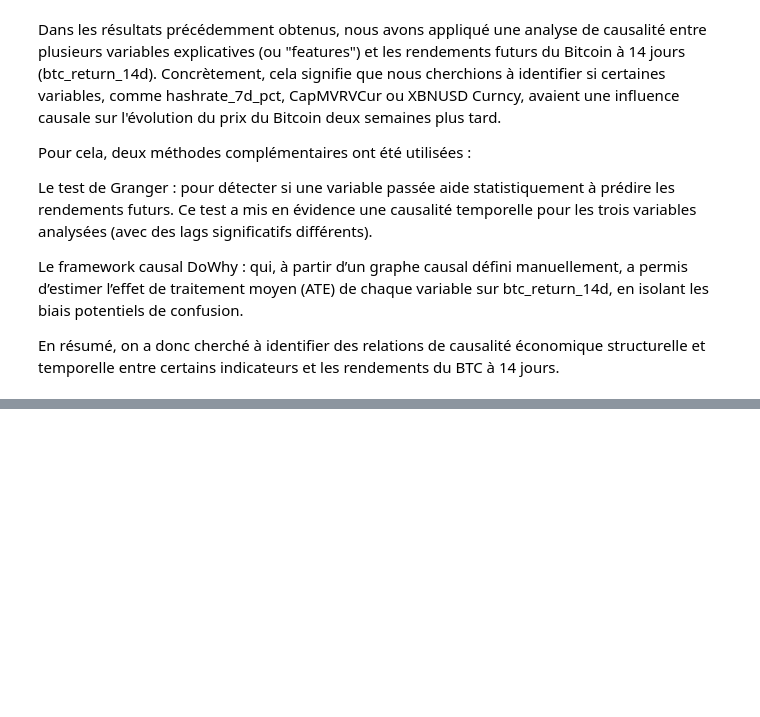
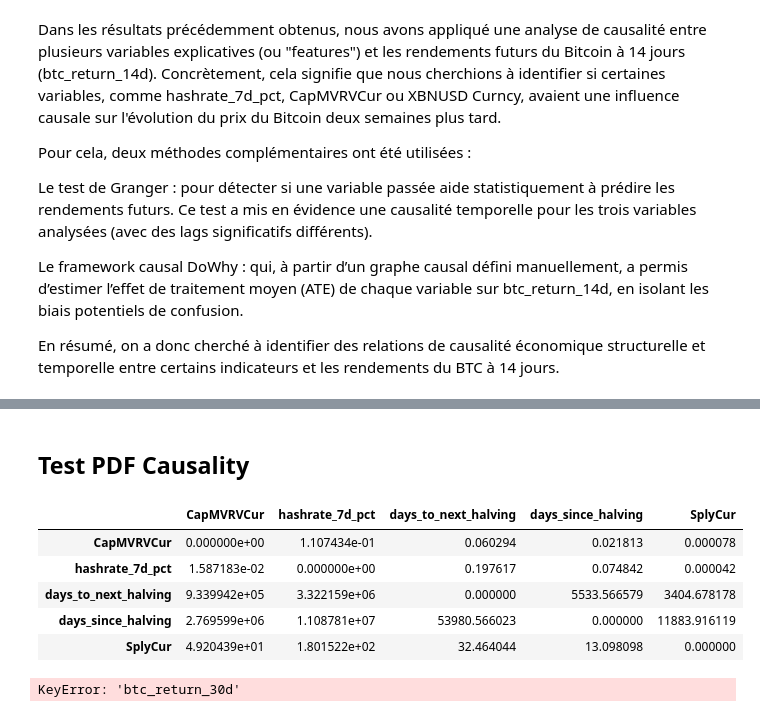
Before and after one commit to Nicolascos/Projet-PI2-BTC, a Jupyter notebook: notebooks/BTC_test.ipynb, the cells around one changed output, grey strips where cells are left out. Saved outputs shown, nothing was run; the diff lists cells and outputs as text; code cells hidden in the pictures; blank space fills up the shorter version.

```diff
--- a/notebooks/BTC_test.ipynb
+++ b/notebooks/BTC_test.ipynb
@@ -2698,0 +4348,20 @@ En résumé, on a donc cherché à identifier des relations de causalité écono
+# %% [markdown]
+## Test PDF Causality
+# %%
+OUTCOME_COL = "btc_return_30d"
+
+B_COLS = [
+    OUTCOME_COL,
+    "CapMVRVCur",
+    "XBNUSD_Curncy",
+    "XLCUSD_Curncy",
+    "IUTPELC_Index",
+    "hashrate_7d_pct",
+    "days_to_next_halving",
+    "days_since_halving",
+    "LUATTRUU_Index",
+    "SplyCur",
+    "XETUSD_Curncy",
+    "XRPUSD_Curncy",
+]
+B_COLS = [c for c in B_COLS if c in pivot_df.columns]
@@ -2698,0 +4454,22 @@ En résumé, on a donc cherché à identifier des relations de causalité écono
+# %%
+df_B = pivot_df[B_COLS].copy()
+A_causal = build_causality_matrix_boot_ols(df_B, max_lag=7, n_boot=200, random_state=42)
+A_causal
+# %% [output]
+|  | CapMVRVCur | hashrate_7d_pct | days_to_next_halving | days_since_halving | SplyCur |
+| CapMVRVCur | 0.000000e+00 | 1.107434e-01 | 0.060294 | 0.021813 | 0.000078 |
+| hashrate_7d_pct | 1.587183e-02 | 0.000000e+00 | 0.197617 | 0.074842 | 0.000042 |
+| days_to_next_halving | 9.339942e+05 | 3.322159e+06 | 0.000000 | 5533.566579 | 3404.678178 |
+| days_since_halving | 2.769599e+06 | 1.108781e+07 | 53980.566023 | 0.000000 | 11883.916119 |
+| SplyCur | 4.920439e+01 | 1.801522e+02 | 32.464044 | 13.098098 | 0.000000 |
+# %%
+top_k = 8
+incoming = A_causal[OUTCOME_COL].sort_values(ascending=False)
+
+# remove self if present (should already be 0)
+incoming = incoming.drop(labels=[OUTCOME_COL], errors="ignore")
+
+print("Top incoming causes of", OUTCOME_COL)
+print(incoming.head(top_k))
+# %% [output]
+KeyError: 'btc_return_30d'
```
Also changed, not shown: parts of 39 cells of this notebook.
